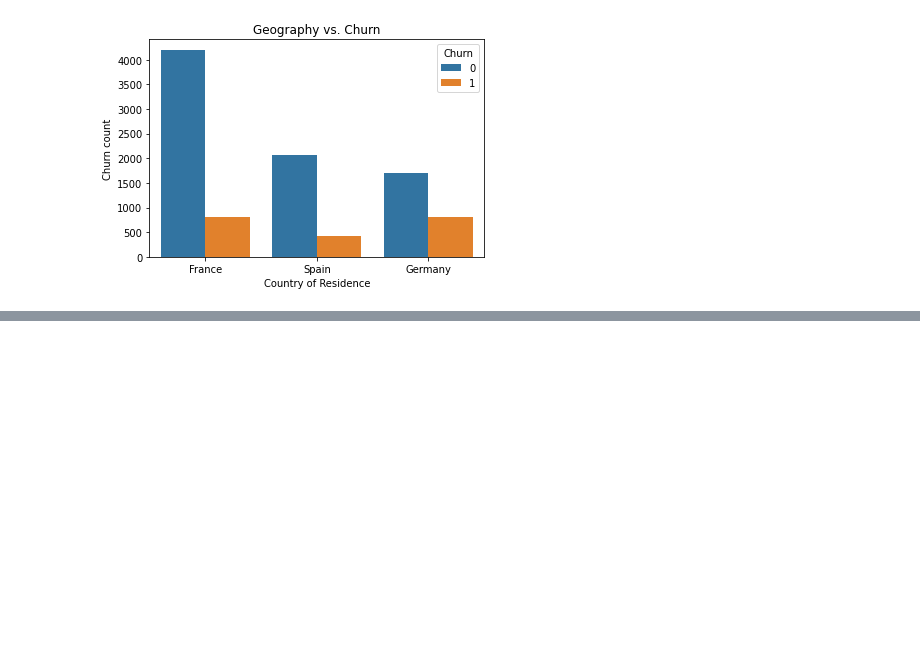
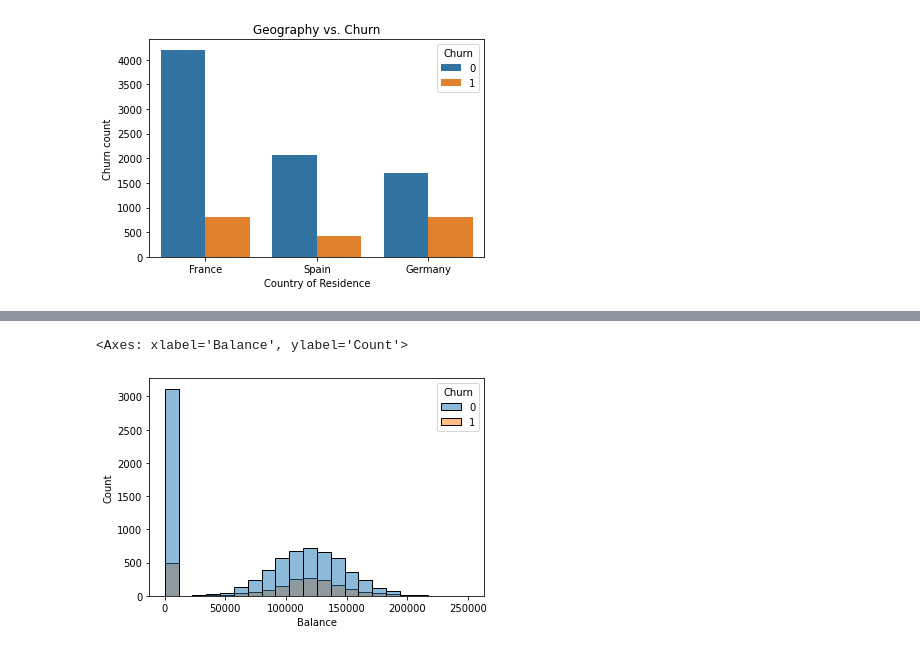
Before and after one commit to arnavakula/churn-prediction, a Jupyter notebook: manav_churn_rate_analysis.ipynb, the cells around one changed output, grey strips where cells are left out. Cells and saved outputs as stored; diff of their text form; code cells hidden in the pictures; blank space fills up the shorter version.

```diff
--- a/manav_data_analysis.ipynb
+++ b/manav_churn_rate_analysis.ipynb
@@ -170,0 +178,6 @@ Text(0, 0.5, 'Churn count')
+# %%
+sns.histplot(data=df,x='Balance',hue='Churn')
+# histogram looks very centered except the 0 balance people
+# %% [output]
+<Axes: xlabel='Balance', ylabel='Count'>
+[figure, added]
```
Also changed, not shown: parts of 11 cells of this notebook.
